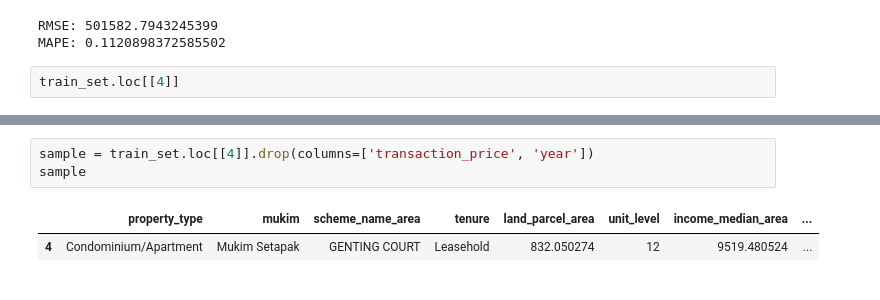
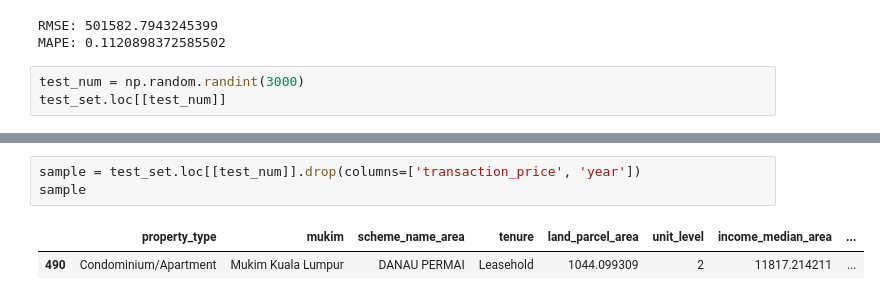
Before and after one commit to mateusy7/KL-highrise-price-model, a Jupyter notebook: notebooks/05_training.ipynb, the cells around one changed output, grey strips where cells are left out. Drawn from its saved outputs; the diff is of its cells as text.

```diff
--- a/notebooks/05_training.ipynb
+++ b/notebooks/05_training.ipynb
@@ -503,6 +511,7 @@ print(f"MAPE: {mean_absolute_percentage_error(y_test_above, y_hat_above)}")
 RMSE: 501582.7943245399
 MAPE: 0.1120898372585502
 # %%
-train_set.loc[[4]]
+test_num = np.random.randint(3000)
+test_set.loc[[test_num]]
 # %% [output]
 |  | property_type | mukim | scheme_name_area | tenure | land_parcel_area | unit_level | transaction_price | ... |
@@ -510,9 +519,9 @@ train_set.loc[[4]]
 # %%
-sample = train_set.loc[[4]].drop(columns=['transaction_price', 'year'])
+sample = test_set.loc[[test_num]].drop(columns=['transaction_price', 'year'])
 sample
 # %% [output]
 |  | property_type | mukim | scheme_name_area | tenure | land_parcel_area | unit_level | income_median_area | ... |
-| 4 | Condominium/Apartment | Mukim Setapak | GENTING COURT | Leasehold | 832.050274 | 12 | 9519.480524 | ... |
+| 490 | Condominium/Apartment | Mukim Kuala Lumpur | DANAU PERMAI | Leasehold | 1044.099309 | 2 | 11817.214211 | ... |
 # %%
 forest_best_model.predict(sample)
 # %% [output]
```
Also changed, not shown: parts of 11 cells of this notebook, 5 other files.
